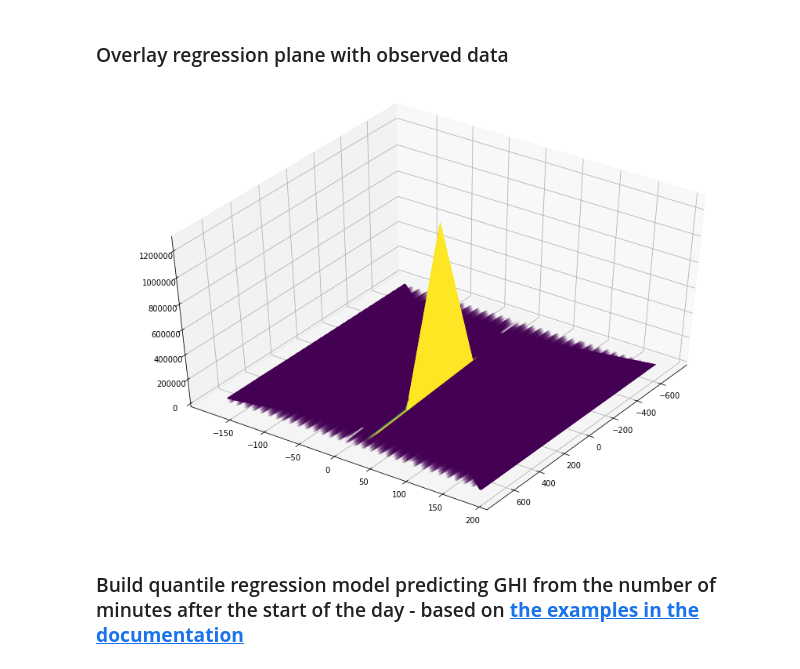
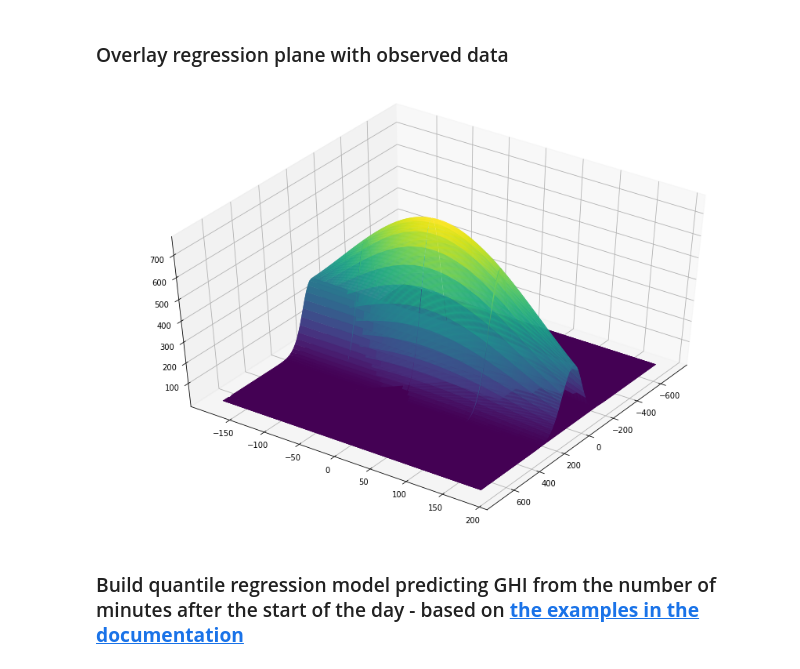
Before and after one commit to MSAmit/Capstone-project, a Jupyter notebook: Normalise_using_clear_sky_model.ipynb, the cells around one changed output. Saved outputs shown, nothing was run; the diff lists cells and outputs as text; code cells hidden in the pictures.

```diff
--- a/Normalise_using_clear_sky_model.ipynb
+++ b/Normalise_using_clear_sky_model.ipynb
@@ -266,8 +310,8 @@ Sigma = np.array([[ 1. , -0.5], [-0.5,  2.0]])
 # %%
 # Pack X and Y into a single 3-dimensional array
-pos = np.empty(X.shape + (2,))
-pos[:, :, 0] = X
-pos[:, :, 1] = Y
+pos_example = np.empty(X_example.shape + (2,))
+pos_example[:, :, 0] = X_example
+pos_example[:, :, 1] = Y_example
 # %%
 from scipy.stats import multivariate_normal
 F = multivariate_normal(mu, Sigma)
@@ -289,12 +338,3 @@ Pack the (X) time of day and (Y) days since winter solstice variables into a sin
-# %%
-X = PV_15M.midday_delta.values.reshape(96,365)
-Y = PV_15M.summer_solstice_delta.values.reshape(96,365)
-Z = PV_15M.GHI.values.reshape(96,365)
-
-dim = (96, 365)
-pos = np.empty(dim + (2,))
-pos[:, :, 0] = X
-pos[:, :, 1] = Y
 # %%
 PV_15M.summer_solstice_delta.nunique()
 # %% [output]
@@ -308,3 +346,5 @@ params = [10, 3.58792896, 10, 1.98792896, 1.98792896, 4.58792896]
+# %%
+params = [0.4, 0.7, 6000., -.5, -.5, 18000., 5e7]
 # %%
 def create_Z_hat(params):
     mu_X = params[0]
@@ -316,10 +356,12 @@ def create_Z_hat(params):
     sigma_3 = params[4]
     sigma_4 = params[5]
 
+    scale_up = params[6]
+
     Sigma = np.array([[sigma_1 , sigma_2], [sigma_3,  sigma_4]])
     model = multivariate_normal(mu, Sigma)
     Z_hat = model.pdf(pos) # Probability distribution function
-    Z_hat = Z_hat * np.nansum(Z) / Z_hat.sum() # Scale up to have the same sum as Z
+    Z_hat = Z_hat * scale_up # Scale up to have the same sum as Z
     return Z_hat
 # %%
 Z_hat = create_Z_hat(params)
@@ -376,13 +456,13 @@ array([ 10.        ,   3.58792896,  10.        ,   1.98792896,
 # %%
 # Create a surface plot.
 fig = plt.figure(figsize=(15,10))
 ax = fig.gca(projection='3d')
-ax.plot_surface(X, Y, Z_hat, rstride=3, cstride=3, linewidth=1, antialiased=True,
+ax.plot_surface(X, Y, Z_hat, rstride=1, cstride=1, linewidth=1, antialiased=True,
                 cmap=cm.viridis)
 ax.view_init(45,35)
 plt.show()
 # %% [output]
-[figure, old version]
+[figure, new version]
 # %% [markdown]
 ### Build quantile regression model predicting GHI from the number of minutes after the start of the day - based on __[the examples in the documentation](https://www.statsmodels.org/dev/examples/notebooks/generated/quantile_regression.html)__
 # %%
```
Also changed, not shown: parts of 32 cells of this notebook.
